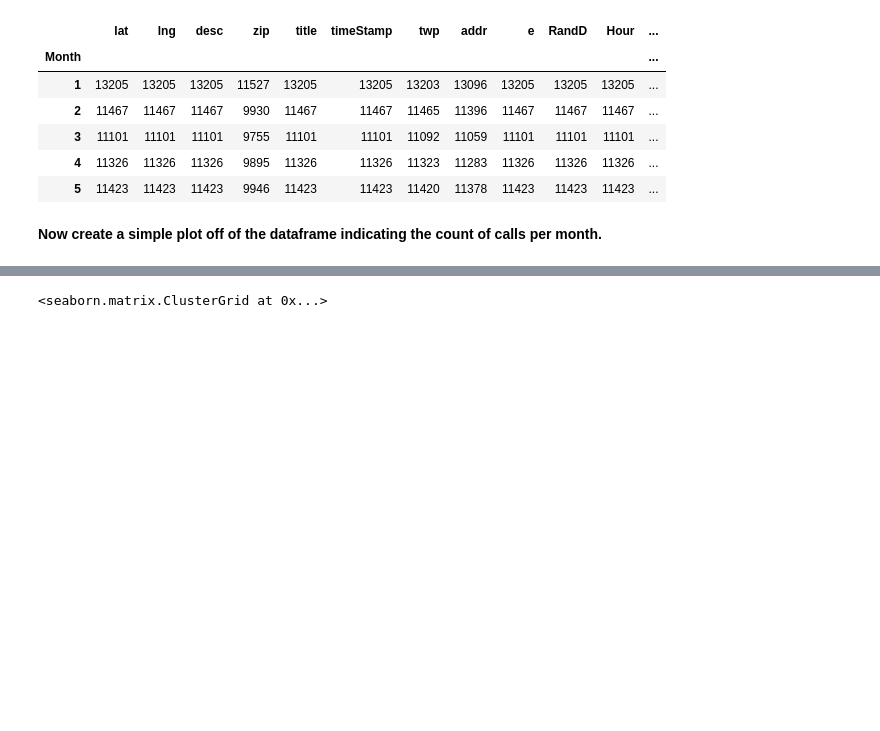
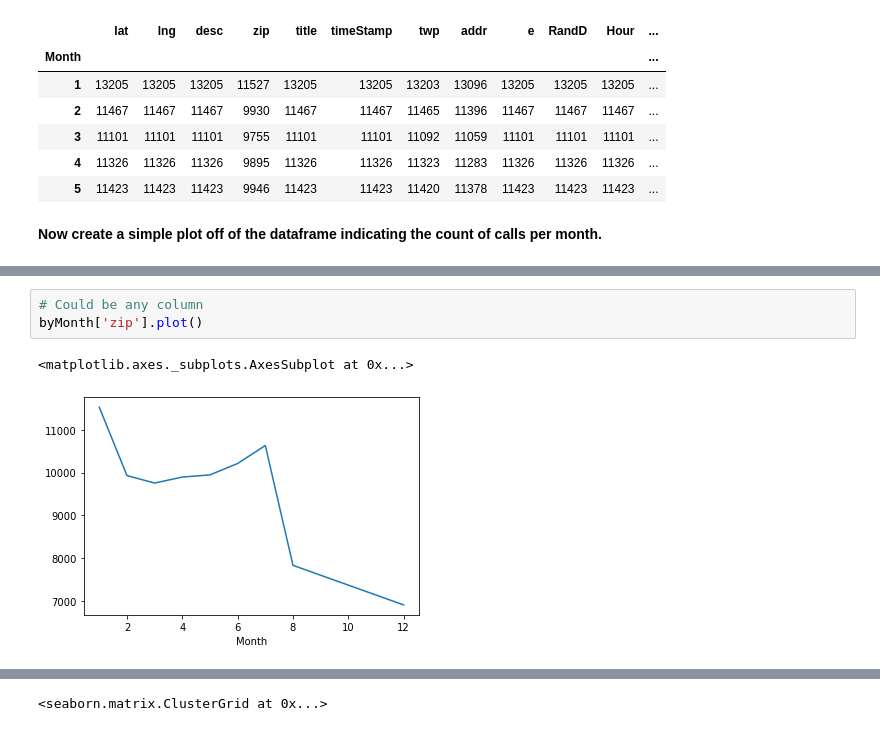
Before and after one commit to gjbergues/curso_DS, a Jupyter notebook: notebooks/08-911 Calls.ipynb, the cells around one changed output, grey strips where cells are left out. Drawn from its saved outputs; the diff is of its cells as text; blank space fills up the shorter version.

```diff
--- a/notebooks/08-911 Calls.ipynb
+++ b/notebooks/08-911 Calls.ipynb
@@ -296,0 +227,6 @@ ____
+# %%
+# Could be any column
+byMonth['zip'].plot()
+# %% [output]
+<matplotlib.axes._subplots.AxesSubplot at 0x...>
+[figure, added]
```
Also changed, not shown: parts of 38 cells of this notebook.
